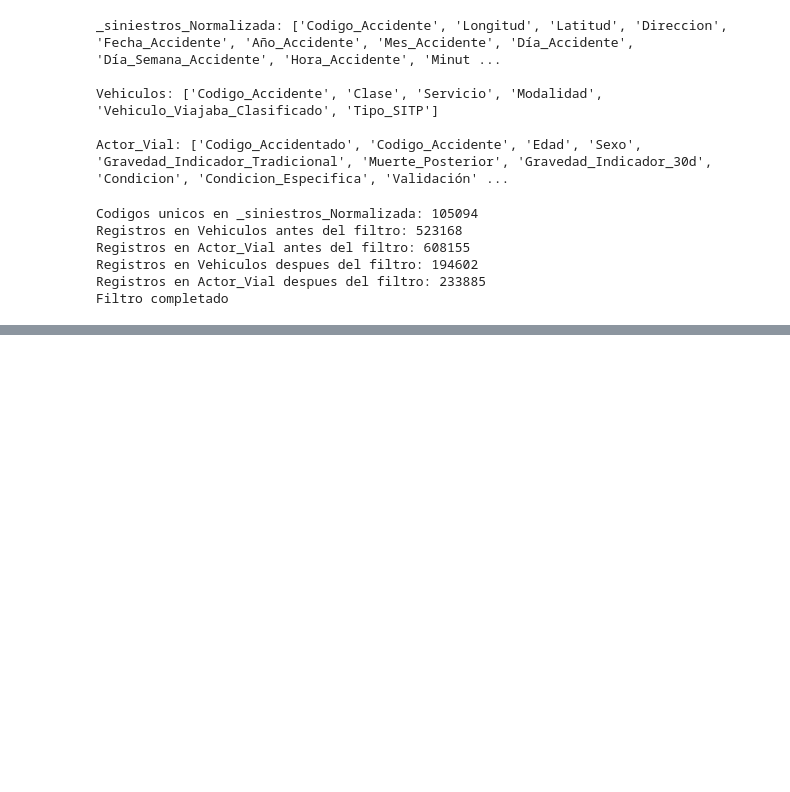
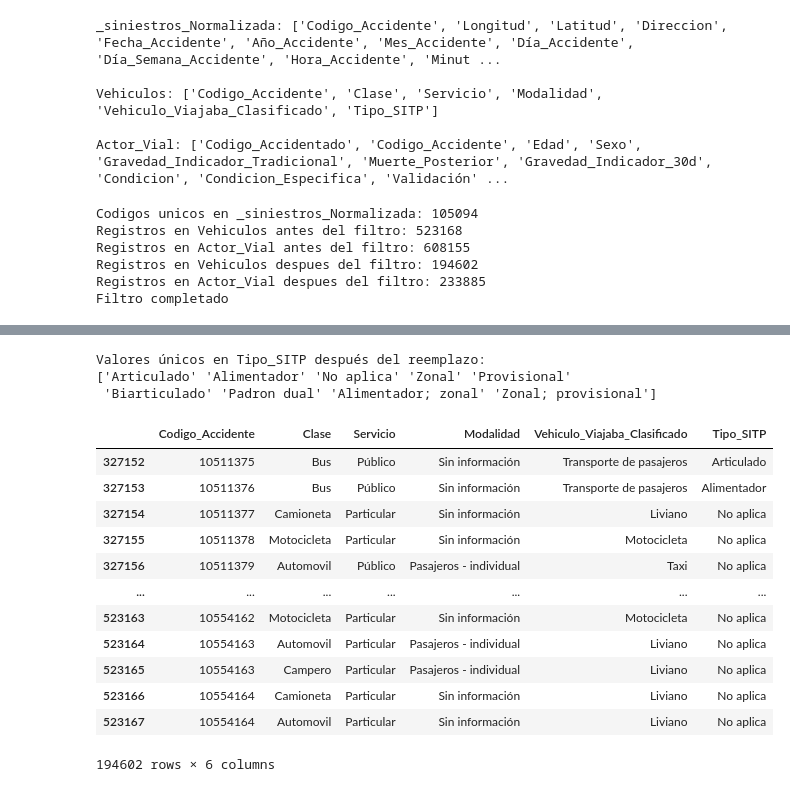
Before and after one commit to ElfenCamii/traffic-accidents-bogota_project_bootcamp, a Jupyter notebook: notebooks/05_consolidacion_resultados_equipo.ipynb, the cells around one changed output, grey strips where cells are left out. Saved outputs shown, nothing was run; the diff lists cells and outputs as text; code cells hidden in the pictures; blank space fills up the shorter version.

```diff
--- a/notebooks/05_consolidacion_resultados_equipo.ipynb
+++ b/notebooks/05_consolidacion_resultados_equipo.ipynb
@@ -159,2 +240,33 @@ Filtro completado
+# %%
+###
+# 9. Reemplazar "Sin información" por "No aplica" en la columna Tipo_SITP
+###
+# Asegurar que es una copia independiente
+df_vehiculos_filtrado_1 = df_vehiculos_filtrado.copy()
+
+# Ahora hacer el reemplazo
+df_vehiculos_filtrado_1['Tipo_SITP'] = df_vehiculos_filtrado_1['Tipo_SITP'].replace('Sin información', 'No aplica')
+
+# Verificar los cambios
+print("Valores únicos en Tipo_SITP después del reemplazo:")
+print(df_vehiculos_filtrado_1['Tipo_SITP'].unique())
+df_vehiculos_filtrado_1
+# %% [output]
+Valores únicos en Tipo_SITP después del reemplazo:
+['Articulado' 'Alimentador' 'No aplica' 'Zonal' 'Provisional'
+ 'Biarticulado' 'Padron dual' 'Alimentador; zonal' 'Zonal; provisional']
+|  | Codigo_Accidente | Clase | Servicio | Modalidad | Vehiculo_Viajaba_Clasificado | Tipo_SITP |
+| 327152 | 10511375 | Bus | Público | Sin información | Transporte de pasajeros | Articulado |
+| 327153 | 10511376 | Bus | Público | Sin información | Transporte de pasajeros | Alimentador |
+| 327154 | 10511377 | Camioneta | Particular | Sin información | Liviano | No aplica |
+| 327155 | 10511378 | Motocicleta | Particular | Sin información | Motocicleta | No aplica |
+| 327156 | 10511379 | Automovil | Público | Pasajeros - individual | Taxi | No aplica |
+| ... | ... | ... | ... | ... | ... | ... |
+| 523163 | 10554162 | Motocicleta | Particular | Sin información | Motocicleta | No aplica |
+| 523164 | 10554163 | Automovil | Particular | Pasajeros - individual | Liviano | No aplica |
+| 523165 | 10554163 | Campero | Particular | Pasajeros - individual | Liviano | No aplica |
+| 523166 | 10554164 | Camioneta | Particular | Sin información | Liviano | No aplica |
+| 523167 | 10554164 | Automovil | Particular | Sin información | Liviano | No aplica |
+194602 rows × 6 columns
 # %%
 ###
```
Also changed, not shown: parts of 6 cells of this notebook.
